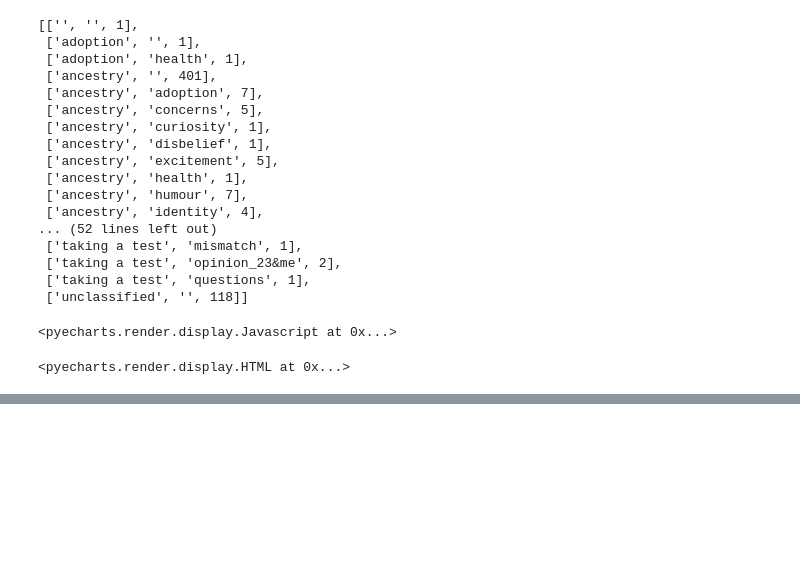
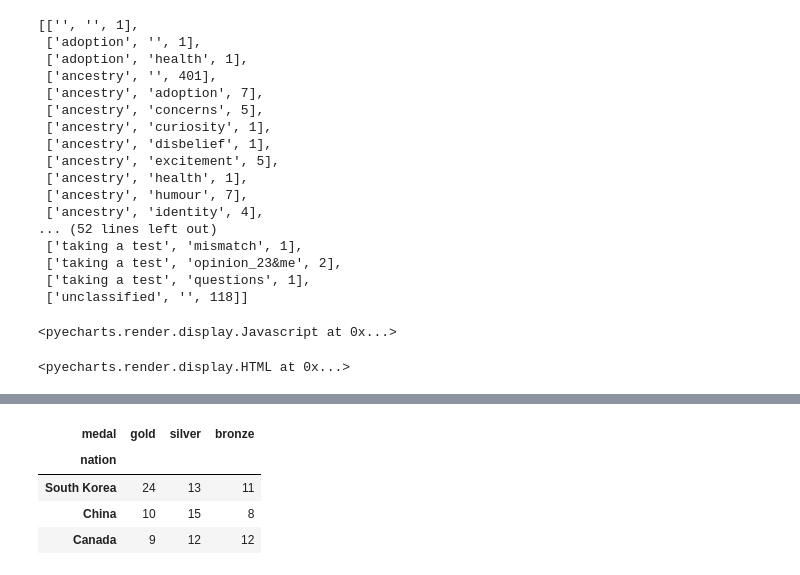
Before and after one commit to bz-dev/dtc-twitter-analysis, a Jupyter notebook: step-by-step.ipynb, the cells around one changed output, grey strips where cells are left out. Cells and saved outputs as stored; diff of their text form; code cells hidden in the pictures; blank space fills up the shorter version.

```diff
--- a/step-by-step.ipynb
+++ b/step-by-step.ipynb
@@ -504,0 +425,9 @@ import random
+# %%
+df = px.data.medals_wide(indexed=True)
+df
+# %% [output]
+| medal | gold | silver | bronze |
+| nation |  |  |  |
+| South Korea | 24 | 13 | 11 |
+| China | 10 | 15 | 8 |
+| Canada | 9 | 12 | 12 |
```
Also changed, not shown: parts of 8 cells of this notebook.
